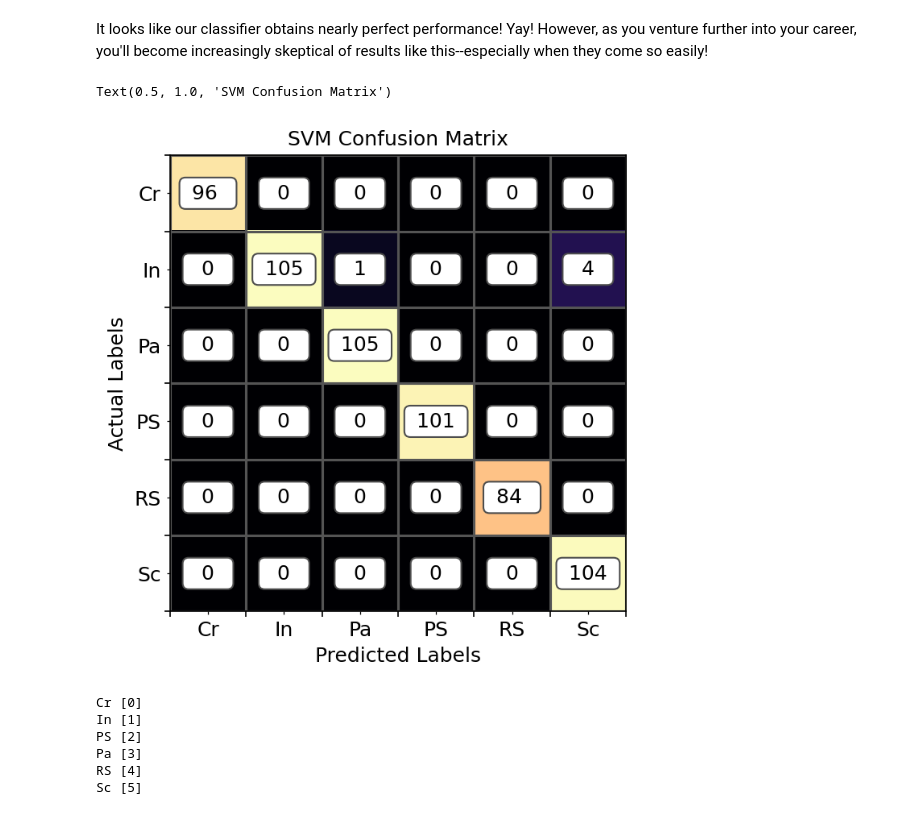
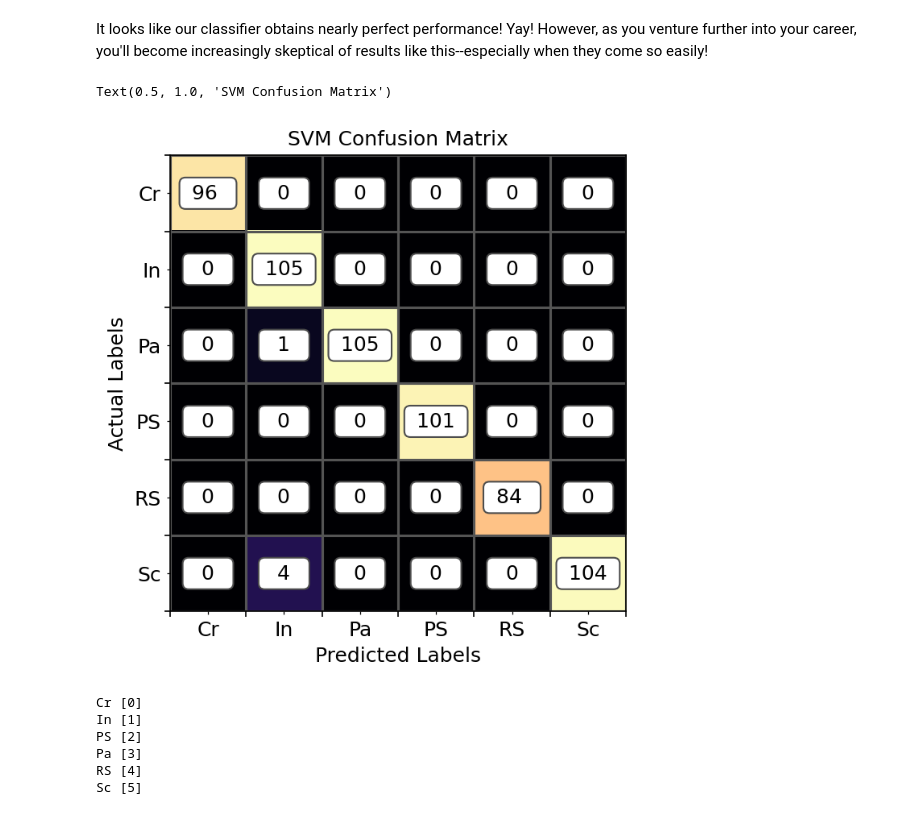
Before and after one commit to holmgroup/NextGenFellows, a Jupyter notebook: notebooks/4.0_Supervised_Learning.ipynb, the cells around one changed output. Saved outputs shown, nothing was run; the diff lists cells and outputs as text; code cells hidden in the pictures.

Commit message:
fixed issue with confusion matrices in notebook 4.0

```diff
--- a/notebooks/4.0_Supervised_Learning.ipynb
+++ b/notebooks/4.0_Supervised_Learning.ipynb
@@ -121,13 +151,13 @@ clf.score(X_test, y_test)
 # %% [markdown]
 It looks like our classifier obtains nearly perfect performance! Yay! However, as you venture further into your career, you'll become increasingly skeptical of results like this--especially when they come so easily!
 # %%
-cm = confusion_matrix(clf.predict(X_test), y_test)
+cm = confusion_matrix(y_true=y_test, y_pred=clf.predict(X_test))
 fig, ax = plt.subplots(1,1, figsize=(5,5), dpi=150)
 vis.pretty_cm(cm, ax0=ax)
 ax.set_title('SVM Confusion Matrix')
 # %% [output]
 Text(0.5, 1.0, 'SVM Confusion Matrix')
-[figure, old version]
+[figure, new version]
 # %%
 # It actaully seems like Pa and PS are flipped here
 for l in ['Cr', 'In', 'PS', 'Pa', 'RS', 'Sc']:
```
Also changed, not shown: parts of 9 cells of this notebook, 2 other files.
